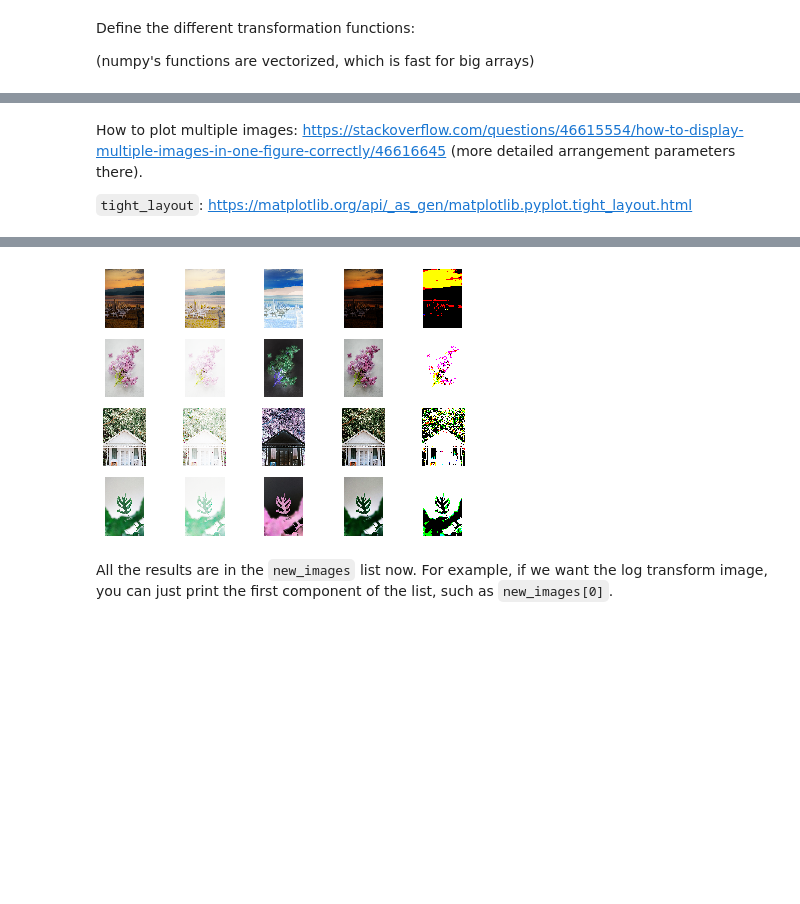
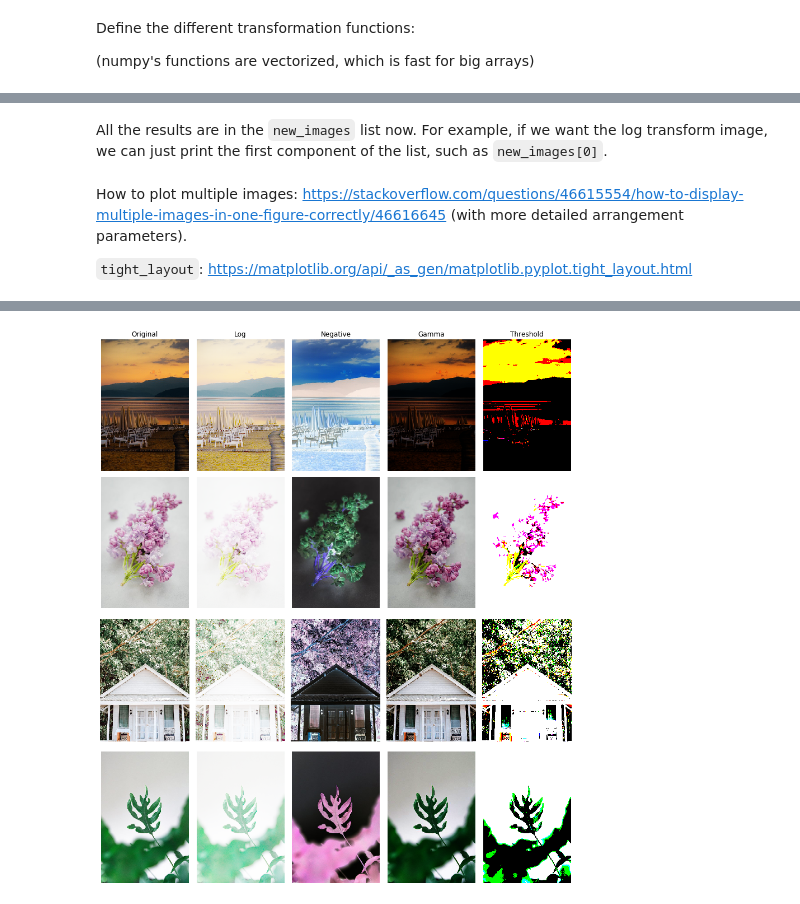
Before and after one commit to ldnam/Transformation-Filter-Unsharpmasking_project, a Jupyter notebook: Transformation.ipynb, the cells around one changed output, grey strips where cells are left out. Drawn from its saved outputs; the diff is of its cells as text; code cells hidden in the pictures; blank space fills up the shorter version.

```diff
--- a/Transformation.ipynb
+++ b/Transformation.ipynb
@@ -45,12 +48,16 @@ We also use cell magic and line magic to calculate the time: https://stackoverfl
 # %%
 %%time
-# Read in the image:
-sunset = Image.open("C:\\Users\\Nam Le\\sunsetsmall.jpg")
-f = np.array(sunset.getdata())
+img_names = ['sunset', 'flower', 'house', 'leaf']
+new_images = []
+for img_name in img_names:
 
-# Now, we use list comprehension to apply different transformation on the existing image:
-new_sunsets = [sunset] + [
-    transform_img(f, sunset, fun) for fun in [
-        log_func, negate_func, gamma_func, threshold_func]
-]
+    file_name = img_name + 'small.jpg'
+    img = Image.open(os.path.join('images', file_name))
+    f = np.array(img.getdata())
+
+    # Now, we use list comprehension to apply different transformation on the existing image:
+    new_images = new_images + [img] + [
+        transform_img(f, img, fun) for fun in [
+            log_func, negate_func, gamma_func, threshold_func]
+    ]
 # %% [output]
@@ -97,19 +65,21 @@ Wall time: 532 ms
+# %% [markdown]
+All the results are in the `new_images` list now. For example, if we want the log transform image, we can just print the first component of the list, such as `new_images[0]`.
 # %% [markdown]
-How to plot multiple images: https://stackoverflow.com/questions/46615554/how-to-display-multiple-images-in-one-figure-correctly/46616645 (more detailed arrangement parameters there).
+How to plot multiple images: https://stackoverflow.com/questions/46615554/how-to-display-multiple-images-in-one-figure-correctly/46616645 (with more detailed arrangement parameters).
 
 `tight_layout`: https://matplotlib.org/api/_as_gen/matplotlib.pyplot.tight_layout.html
 # %%
-%%time
-new_images = new_sunsets + new_flowers + new_houses + new_leaves
-
 columns = 5
-rows = 4
-fig = plt.figure()
-for i in range(1, columns*rows +1):
-    fig.add_subplot(rows, columns, i)
-    plt.imshow(new_images[i-1])
+rows = len(img_names)
+fig = plt.figure(figsize=(12, 14))
+titles= ["Original", "Log", "Negative", "Gamma", "Threshold"]
+for i in range(columns*rows):
+    fig.add_subplot(rows, columns, i+1)
+    plt.imshow(new_images[i])
     plt.axis("off")
+    if i<5:
+        plt.title(titles[i])
 fig.tight_layout()
 # plt.show()
-plt.savefig("all-transformation", dpi=300)
+plt.savefig(os.path.join('out-images', "all-transformations"), dpi=300)
 # %% [output]
@@ -117,3 +86 @@ Wall time: 1.91 s
-[figure, old version]
+[figure, new version]
-# %% [markdown]
-All the results are in the `new_images` list now. For example, if we want the log transform image, you can just print the first component of the list, such as `new_images[0]`.
```
Also changed, not shown: parts of 9 cells of this notebook, 2 other files.
